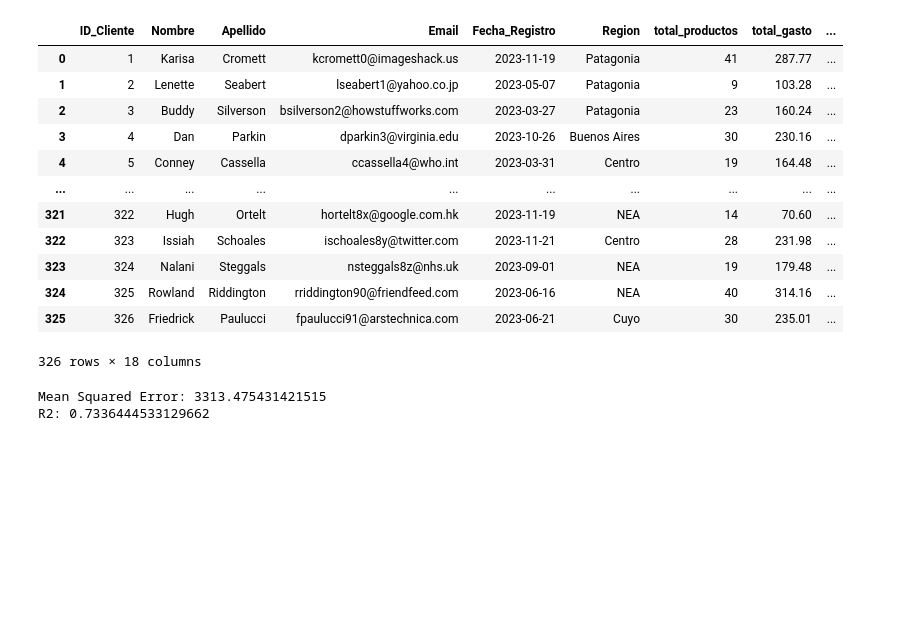
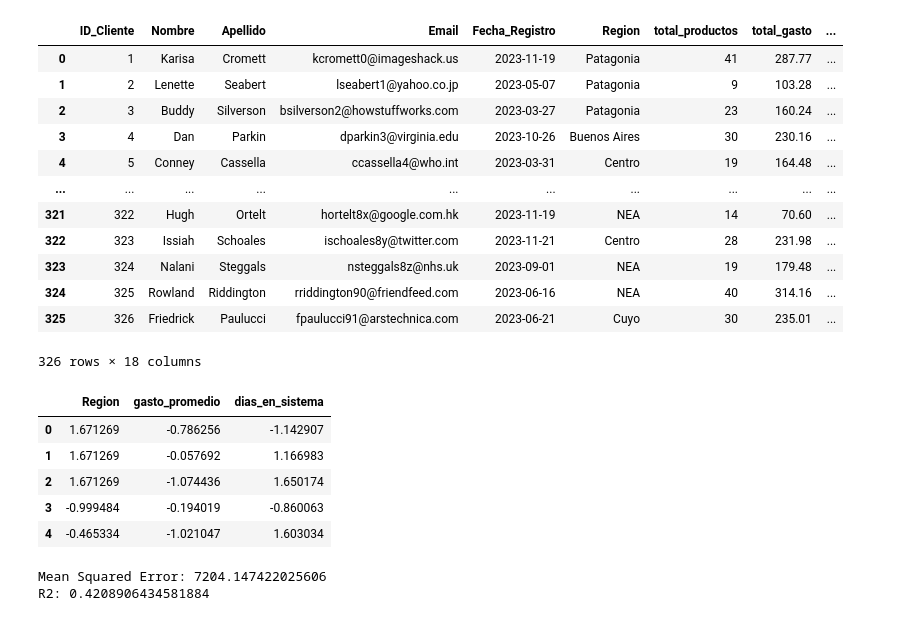
Before and after one commit to Polito9/Sales-Pattern-Analysis, a Jupyter notebook: notebooks/diego_Modeling.ipynb, the cells around one changed output. Drawn from its saved outputs; the diff is of its cells as text; code cells hidden in the pictures; blank space fills up the shorter version.

```diff
--- a/notebooks/diego_Modeling.ipynb
+++ b/notebooks/diego_Modeling.ipynb
@@ -63,7 +63,7 @@ clients_info
 # %%
 # Se va a intentar predecir el gasto total de un cliente
 target = 'total_gasto'
-posssible_pred_cols = ['Region', 'gasto_promedio','forma_pago_1', 'forma_pago_2', 'forma_pago_3', 'forma_pago_4', 'forma_pago_5', 'dias_en_sistema']
+posssible_pred_cols = ['Region', 'gasto_promedio', 'Cancelada', 'Completa','Pendiente','forma_pago_1', 'forma_pago_2', 'forma_pago_3', 'forma_pago_4', 'forma_pago_5', 'dias_en_sistema']
 
 
 #aplciando LabelEncoder a la variable categorica (Region)
@@ -72,8 +76,18 @@ clients_info['Region'] = le.fit_transform(clients_info['Region'])
+# %%
+#Scaling data
+scaler = StandardScaler()
+X_scaled_values = scaler.fit_transform(X)
+X = pd.DataFrame(X_scaled_values, columns=X.columns)
+
+X.head(5)
+# %% [output]
+|  | Region | gasto_promedio | dias_en_sistema |
+| 0 | 1.671269 | -0.786256 | -1.142907 |
+| 1 | 1.671269 | -0.057692 | 1.166983 |
+| 2 | 1.671269 | -1.074436 | 1.650174 |
+| 3 | -0.999484 | -0.194019 | -0.860063 |
+| 4 | -0.465334 | -1.021047 | 1.603034 |
 # %%
-#Model
-y = clients_info[target]
-X = clients_info[posssible_pred_cols]
-
 X_train, X_test, y_train, y_test = train_test_split(X, y, test_size=0.2, random_state=42)
 
 model = RandomForestRegressor(n_estimators=100, random_state=42)
@@ -87,5 +101,5 @@ r2 = r2_score(y_test, y_pred)
 print(f"Mean Squared Error: {mse}")
 print(f"R2: {r2}")
 # %% [output]
-Mean Squared Error: 3313.475431421515
-R2: 0.7336444533129662
+Mean Squared Error: 7204.147422025606
+R2: 0.4208906434581884
```
Also changed, not shown: parts of 2 cells of this notebook, 1 other file.
